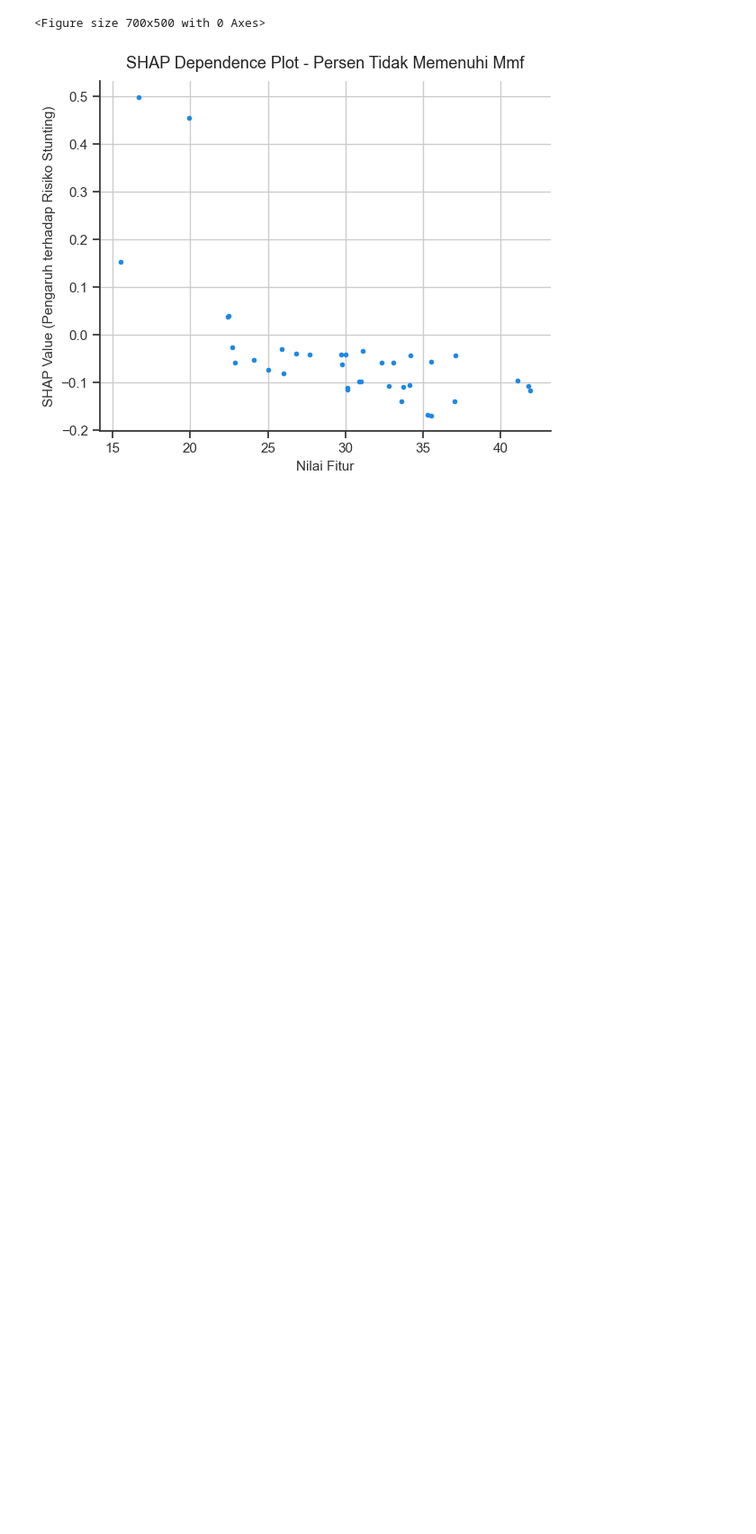
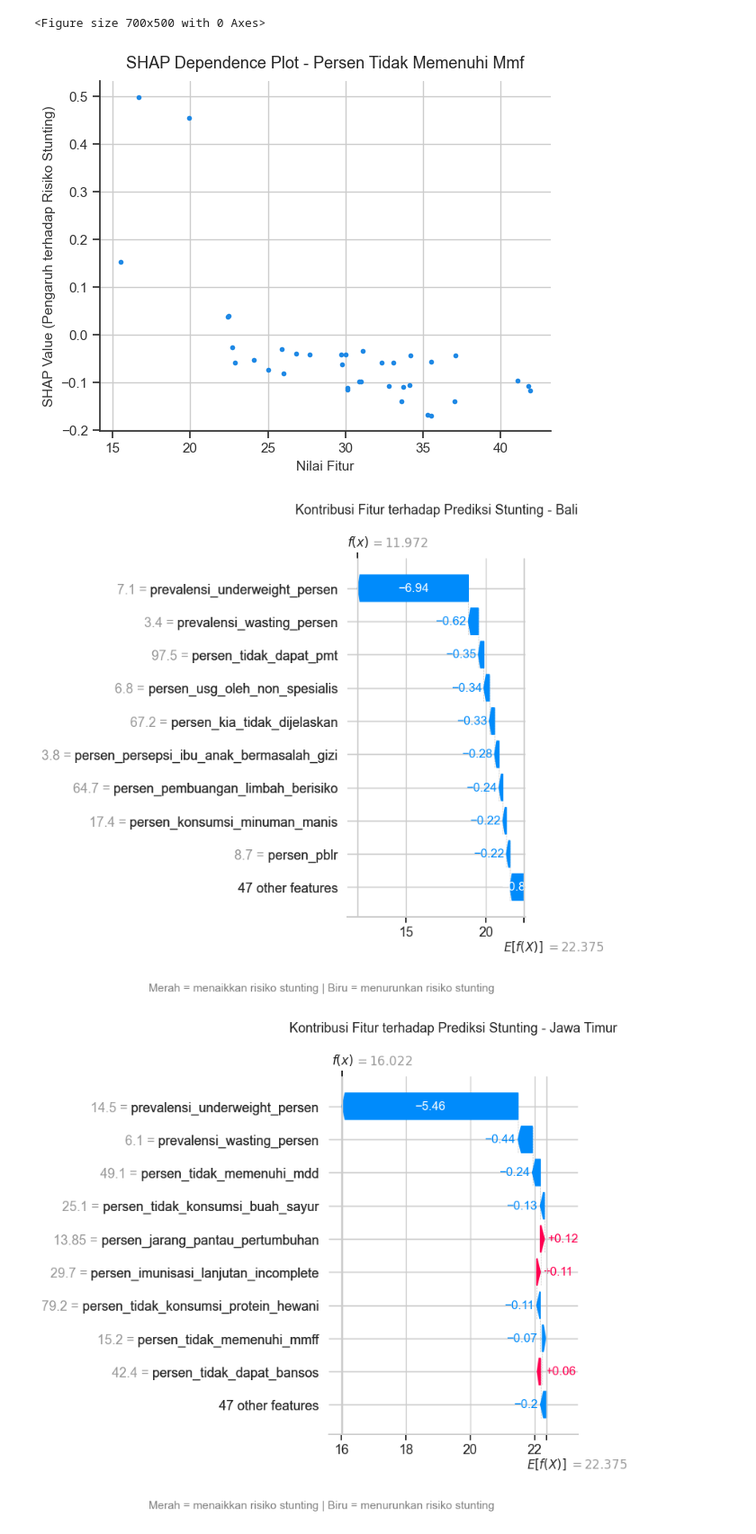
Before and after one commit to cindynadilaptr/ta-if-cindy, a Jupyter notebook: code/dataset_explore.ipynb, the cells around one changed output. Shown at 90% size. Drawn from its saved outputs; the diff is of its cells as text; code cells hidden in the pictures; blank space fills up the shorter version.

```diff
--- a/code/dataset_explore.ipynb
+++ b/code/dataset_explore.ipynb
@@ -571,3 +571,30 @@ for feature in top5_features:
 [figure]
 <Figure size 700x500 with 0 Axes>
 [figure]
+# %%
+# SHAP value for a specific province
+explainer = shap.TreeExplainer(model_final)
+shap_values = explainer(X)
+
+prov_indices = {
+    "Bali": 0,
+    "Jawa Timur": 1,
+    "DKI Jakarta": 8,
+    "Kalimantan Tengah": 17,
+    "Sulawesi Barat": 34,
+    "Nusa Tenggara Timur": 35
+}
+
+for prov, i in prov_indices.items():
+    shap.plots.waterfall(shap_values[i], show=False)
+    plt.title(f"Kontribusi Fitur terhadap Prediksi Stunting - {prov}", fontsize=13, pad=20)
+    plt.figtext(
+        0.5, -0.05,
+        "Merah = menaikkan risiko stunting | Biru = menurunkan risiko stunting",
+        ha='center', fontsize=11, color='gray'
+    )
+    plt.tight_layout()
+    plt.show()
+# %% [output]
+[figure, added]
+[figure, added]
```
Also changed, not shown: parts of 3 cells of this notebook, 47 other files.
